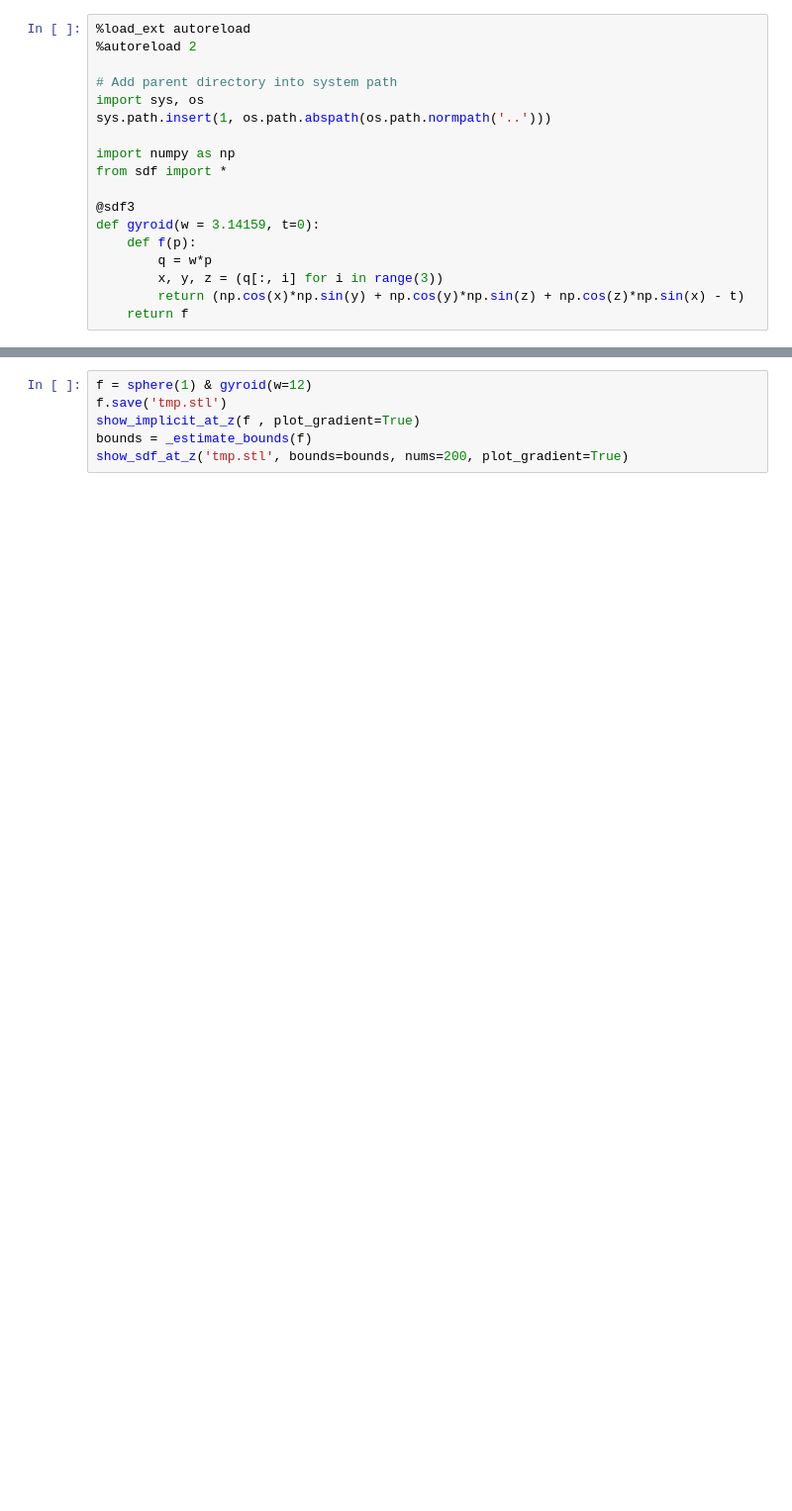
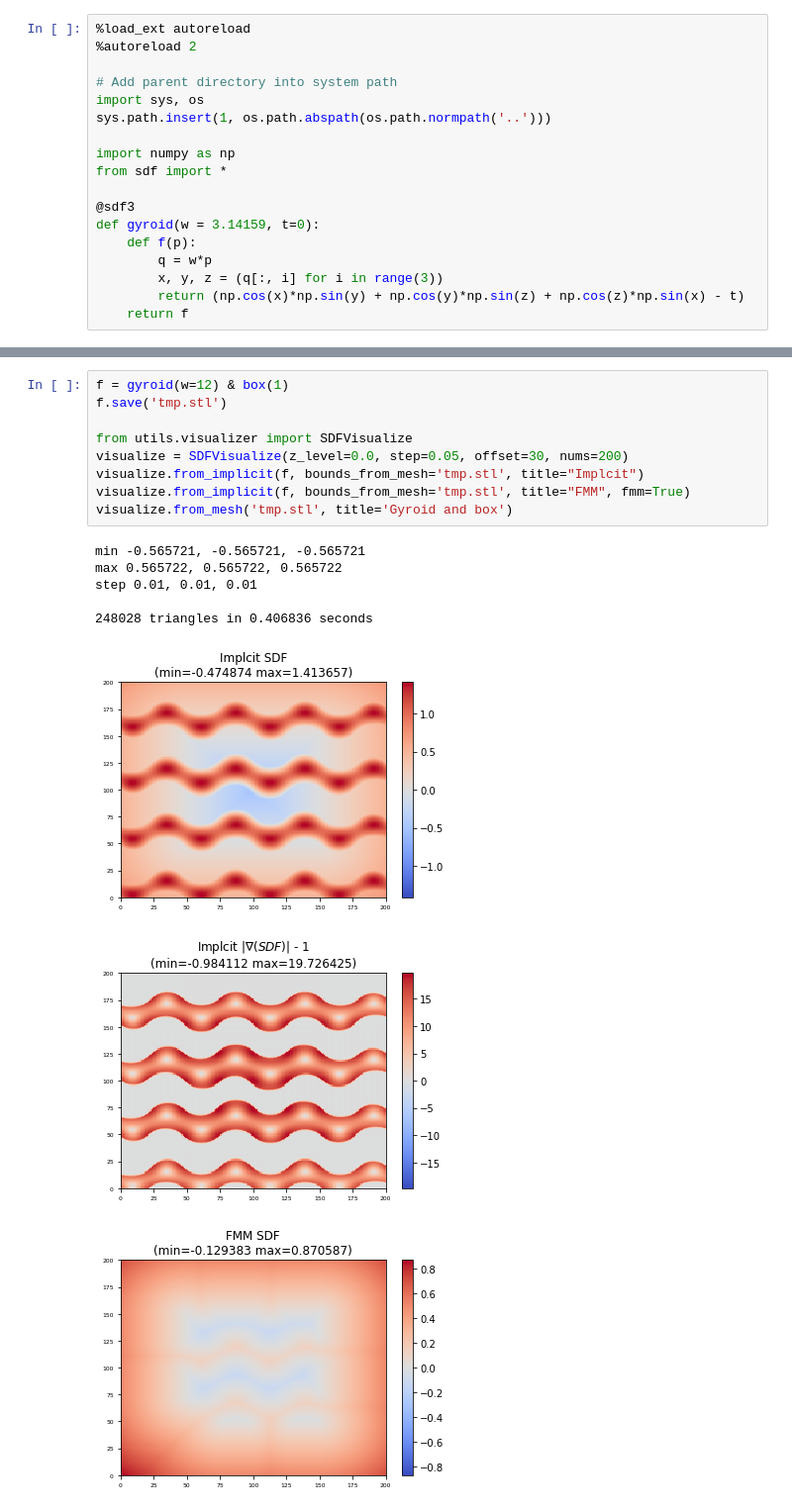
Before and after one commit to nodtem66/PINN_Implicit_SDF, a Jupyter notebook: notebooks/1.3_implicit_sdf.ipynb, the cells around one changed output, grey strips where cells are left out. Shown at 99% size. Saved outputs shown, nothing was run; the diff lists cells and outputs as text; blank space fills up the shorter version.

```diff
--- a/notebooks/1.3_implicit_sdf.ipynb
+++ b/notebooks/1.3_implicit_sdf.ipynb
@@ -125,6 +19,18 @@ step 0.01, 0.01, 0.01
-# %%
-f = sphere(1) & gyroid(w=12)
-f.save('tmp.stl')
-show_implicit_at_z(f , plot_gradient=True)
-bounds = _estimate_bounds(f)
-show_sdf_at_z('tmp.stl', bounds=bounds, nums=200, plot_gradient=True)
+# %%
+f = gyroid(w=12) & box(1)
+f.save('tmp.stl')
+
+from utils.visualizer import SDFVisualize
+visualize = SDFVisualize(z_level=0.0, step=0.05, offset=30, nums=200)
+visualize.from_implicit(f, bounds_from_mesh='tmp.stl', title="Implcit")
+visualize.from_implicit(f, bounds_from_mesh='tmp.stl', title="FMM", fmm=True)
+visualize.from_mesh('tmp.stl', title='Gyroid and box')
+# %% [output]
+min -0.565721, -0.565721, -0.565721
+max 0.565722, 0.565722, 0.565722
+step 0.01, 0.01, 0.01
+
+248028 triangles in 0.406836 seconds
+[figure, added]
+[figure, added]
+[figure, added]
```
Also changed, not shown: parts of 5 cells of this notebook, 15 other files.
